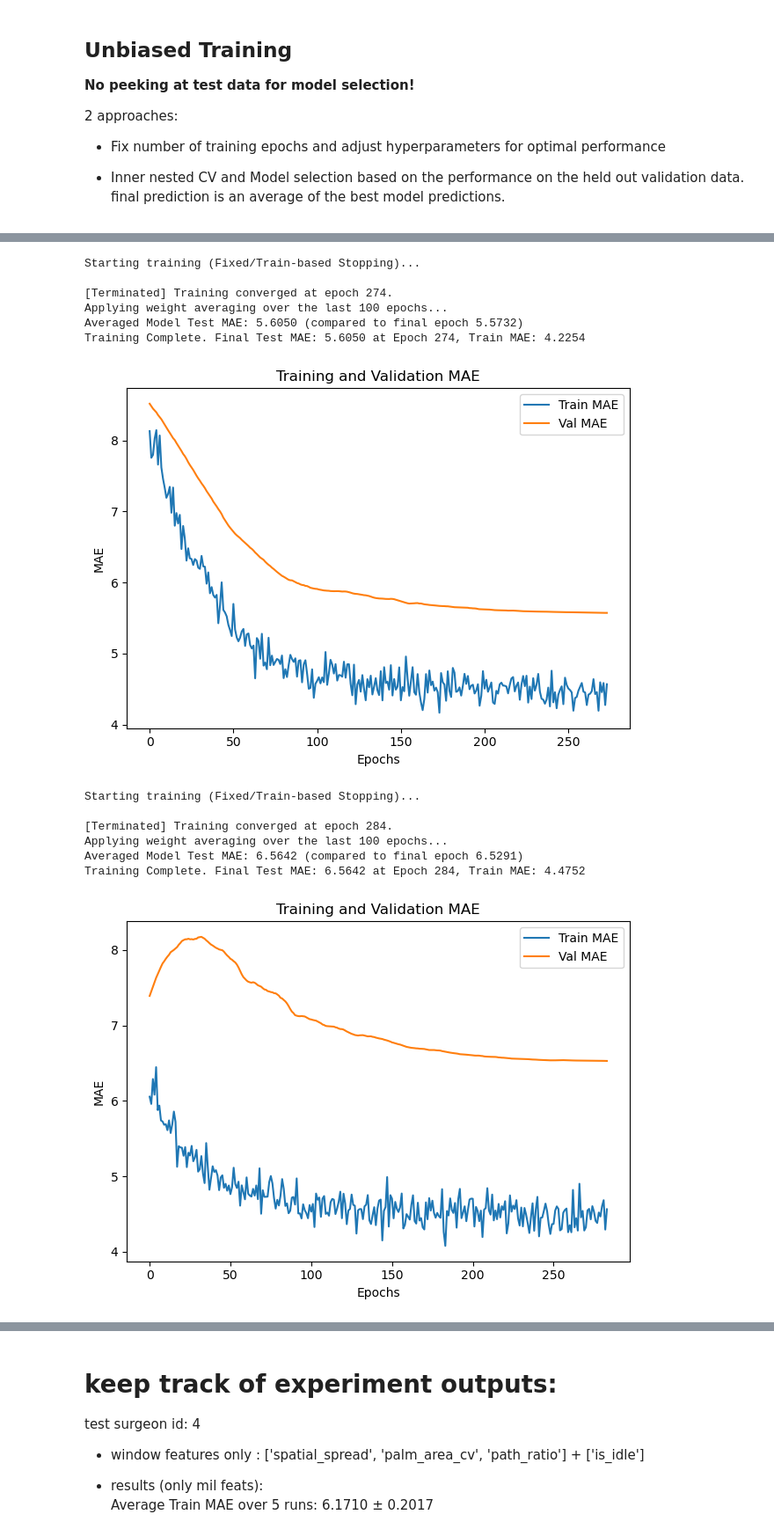
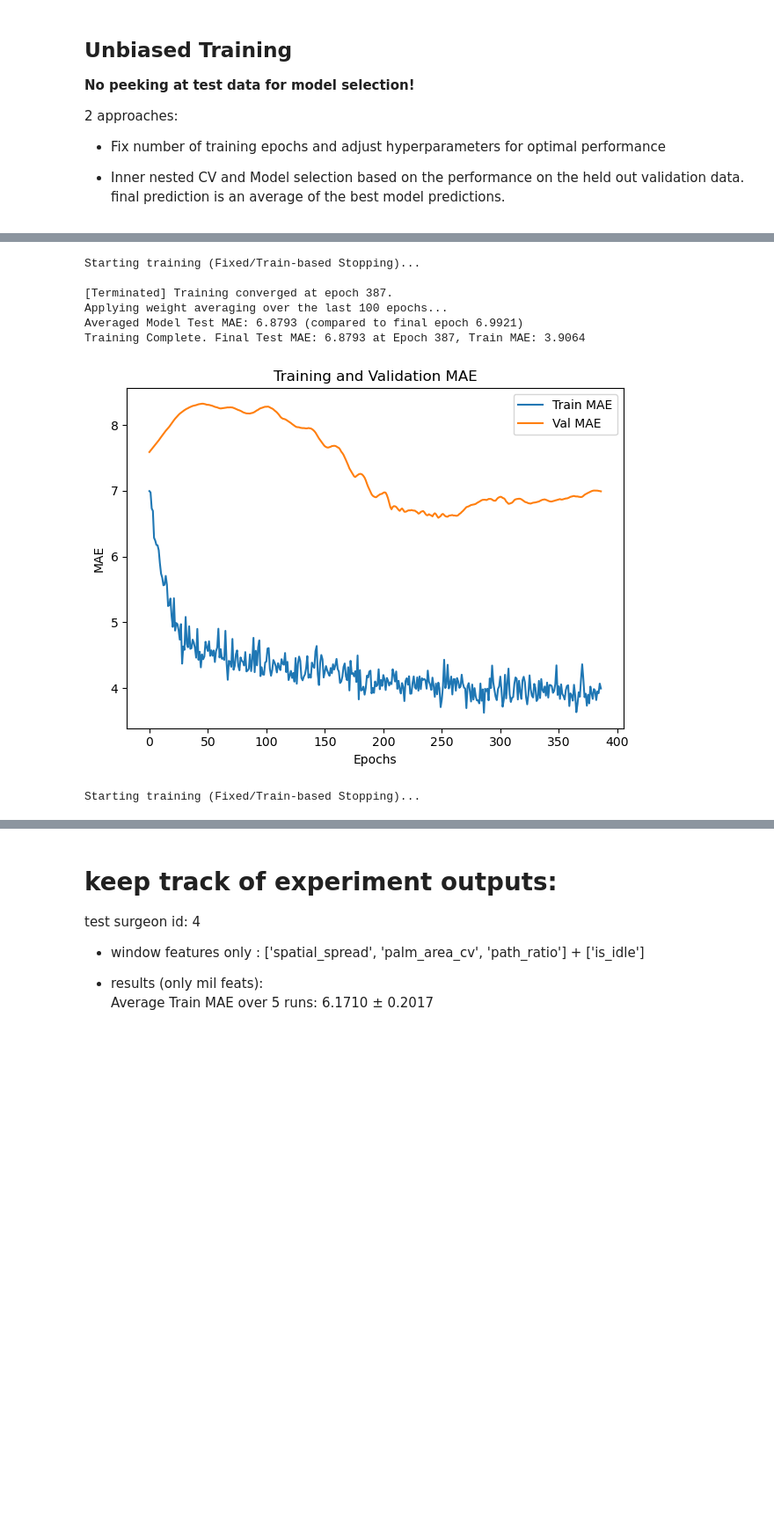
Before and after one commit to FinnWeikert/master-project, a Jupyter notebook: notebooks_final/final_hybrid_attention_mil.ipynb, the cells around one changed output, grey strips where cells are left out. Shown at 88% size. Drawn from its saved outputs; the diff is of its cells as text; code cells hidden in the pictures; blank space fills up the shorter version.

```diff
--- a/notebooks_final/final_hybrid_attention_mil.ipynb
+++ b/notebooks_final/final_hybrid_attention_mil.ipynb
@@ -53,7 +53,7 @@ Once parameters adjusted move on to LOSO cross validation
 # %%
 # train val split
 
-validation_surgeon_ids = [2]
+validation_surgeon_ids = [1]
 
 df_top_features_train = df_top_features[~df_top_features['video_id'].apply(lambda x: int(x[1]) in validation_surgeon_ids)]
 df_top_features_val = df_top_features[df_top_features['video_id'].apply(lambda x: int(x[1]) in validation_surgeon_ids)]
@@ -220,7 +220,7 @@ df_global_features_train['QRS_Overal'] = score_scaler.fit_transform(
 df_global_features_val['QRS_Overal'] = score_scaler.transform(
     df_global_features_val['QRS_Overal'].values.reshape(-1, 1))
 # %%
-window_features = ['dim_jerk', 'curvature', 'spatial_spread', 'vel_mean', 'vel_p90', 'palm_area_cv'] + ['is_idle']
+window_features = ['dim_jerk', 'curvature', 'spatial_spread', 'vel_mean', 'palm_area_cv'] + ['is_idle']
 
 window_features = ['dim_jerk', 'spatial_spread', 'palm_area_cv', 'path_ratio'] + ['is_idle']
 #window_features = ['path_ratio', 'is_idle']
@@ -257,5 +257,5 @@ train_dataset[0]
 # %%
-train_loader = DataLoader(train_dataset, batch_size=20, shuffle=True, collate_fn=mil_collate_fn)
+train_loader = DataLoader(train_dataset, batch_size=80, shuffle=True, collate_fn=mil_collate_fn)
 val_loader = DataLoader(val_dataset, batch_size=1, shuffle=False, collate_fn=mil_collate_fn)
 # %% [markdown]
 ## Attention MIL Training
@@ -317,16 +317,16 @@ best_model, history = run_training(
 model = HybridAttentionMIL(
     local_dim=len(window_features),
     global_dim=len(global_cols),
-    mlp_hidden_dim=24,
+    mlp_hidden_dim=16,
     attention_hidden_dim=16,
-    dropout=0.05,
+    dropout=0.1,
 )
 
 _, history = run_training_unbiased(model,
                       train_loader,
                       val_loader,
                       epochs=750,
-                      lr=3e-4,
+                      lr=2e-3,
                       score_scaler=score_scaler,
                       patience=100,
                       verbose=True,
@@ -368,45 +376,39 @@ train_maes = []
 val_maes = []
 
 for i in range(5):
     model = HybridAttentionMIL(
     local_dim=len(window_features),
     global_dim=len(global_cols),
-    mlp_hidden_dim=24,
+    mlp_hidden_dim=16,
     attention_hidden_dim=16,
-    dropout=0.05,
+    dropout=0.1,
 )
 
     _, history = run_training_unbiased(model,
                       train_loader,
                       val_loader,
-                      epochs=1000,
-                      lr=3e-4,
+                      epochs=600,
+                      lr=2e-3,
                       score_scaler=score_scaler,
                       patience=100,
                       verbose=False,
                       avg_window=100,
                       use_weight_averaging=True,
                       ablation=None)
 
     train_maes.append(history[-1]['train_mae'])
     val_maes.append(history[-1]['test_mae'])
 
     plot_training_history(pd.DataFrame(history))
 
 print(f"Average Train MAE over 5 runs: {np.mean(train_maes):.4f} ± {np.std(train_maes):.4f}")
 print(f"Average Val MAE over 5 runs: {np.mean(val_maes):.4f} ± {np.std(val_maes):.4f}")
 # %% [output]
 Starting training (Fixed/Train-based Stopping)...
 
-[Terminated] Training converged at epoch 274.
+[Terminated] Training converged at epoch 387.
 Applying weight averaging over the last 100 epochs...
-Averaged Model Test MAE: 5.6050 (compared to final epoch 5.5732)
-Training Complete. Final Test MAE: 5.6050 at Epoch 274, Train MAE: 4.2254
+Averaged Model Test MAE: 6.8793 (compared to final epoch 6.9921)
+Training Complete. Final Test MAE: 6.8793 at Epoch 387, Train MAE: 3.9064
-[figure, old version]
+[figure, new version]
 Starting training (Fixed/Train-based Stopping)...
-
-[Terminated] Training converged at epoch 284.
-Applying weight averaging over the last 100 epochs...
-Averaged Model Test MAE: 6.5642 (compared to final epoch 6.5291)
-Training Complete. Final Test MAE: 6.5642 at Epoch 284, Train MAE: 4.4752
-[figure, removed]
```
Also changed, not shown: parts of 11 cells of this notebook, 1 other file.
